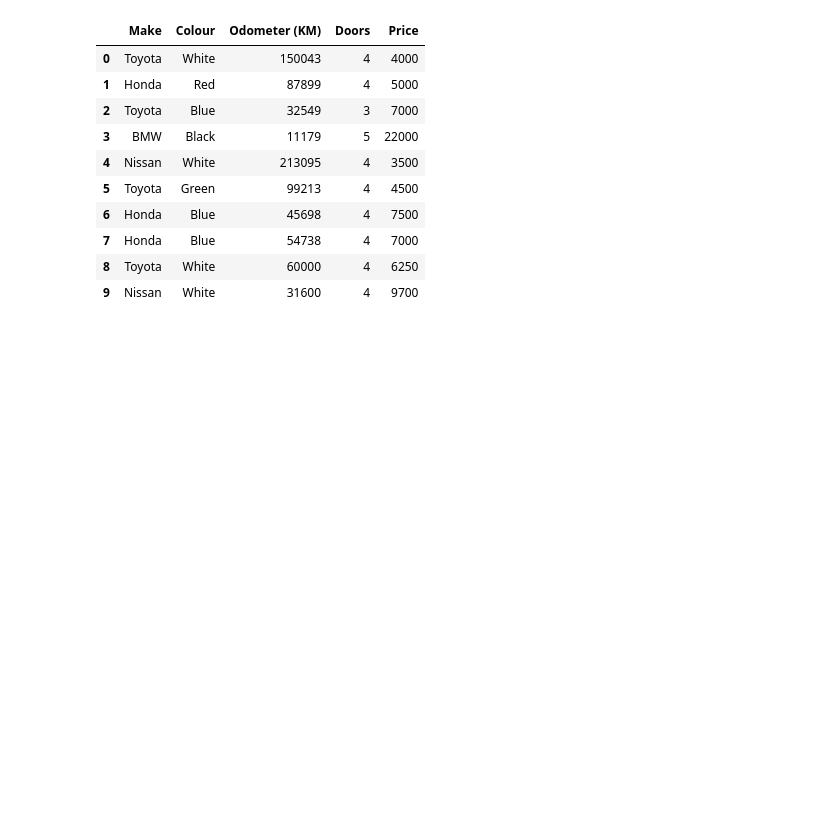
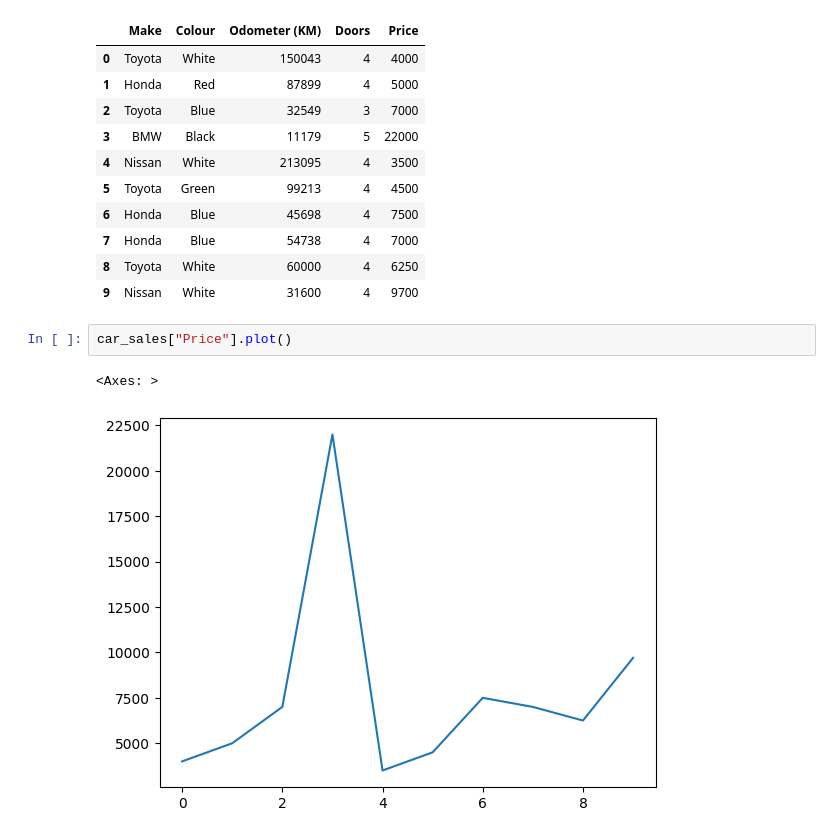
Before and after one commit to sheikh-asiful-islam/Pandas_Playground, a Jupyter notebook: Pandas_Playground.ipynb, the cells around one changed output. Drawn from its saved outputs; the diff is of its cells as text; blank space fills up the shorter version.

Commit message:
price plotting added

```diff
--- a/Pandas_Playground.ipynb
+++ b/Pandas_Playground.ipynb
@@ -516,3 +516,8 @@ car_sales
 | 7 | Honda | Blue | 54738 | 4 | 7000 |
 | 8 | Toyota | White | 60000 | 4 | 6250 |
 | 9 | Nissan | White | 31600 | 4 | 9700 |
+# %%
+car_sales["Price"].plot()
+# %% [output]
+<Axes: >
+[figure, added]
```
